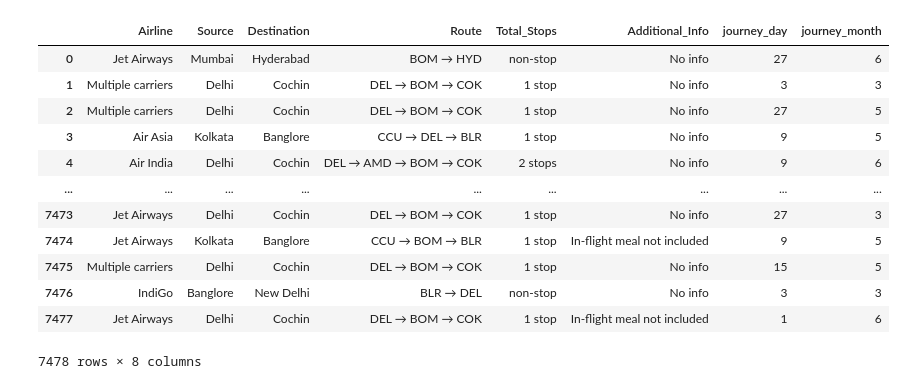
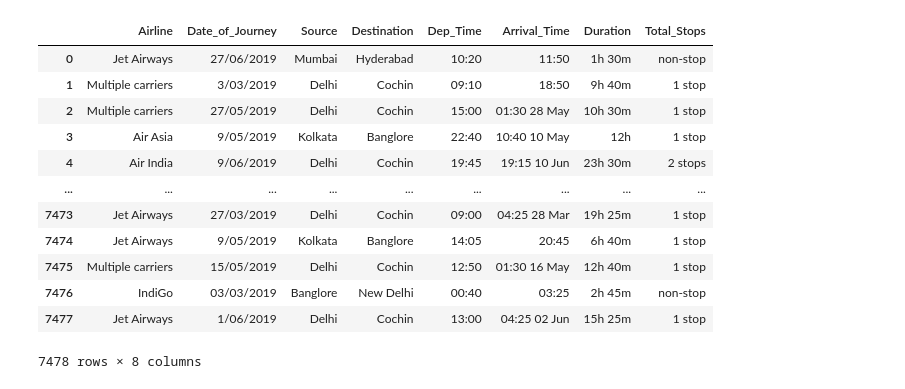
Before and after one commit to divya030/Flight_Fare_Predictions, a Jupyter notebook: triall_1.ipynb, the cells around one changed output. Saved outputs shown, nothing was run; the diff lists cells and outputs as text; code cells hidden in the pictures.

```diff
--- a/triall_1.ipynb
+++ b/triall_1.ipynb
@@ -22,25 +25,20 @@ import pandas as pd
 train_df = pd.read_csv(r"Flight_Fare\artifact\data_ingestion\2023-07-25-01-27-30\ingested_data\train\Flight_Fare_Prediction.csv")
 test_df = pd.read_csv(r"Flight_Fare\artifact\data_ingestion\2023-07-25-01-27-30\ingested_data\test\Flight_Fare_Prediction.csv")
 # %%
-X = train_df.drop(['Price','Arrival_Time','Duration'],axis = 1)
+X = train_df.drop(['Price','Additional_Info','Route'],axis = 1)
-# %%
-X['journey_day'] = X['Date_of_Journey'].str.split('/').str[0].astype(int)
-X['journey_month'] = X['Date_of_Journey'].str.split('/').str[1].str[1].astype(int)
-
-X.drop('Date_of_Journey',inplace = True,axis = 1)
 # %%
-X['journey_day']
+X
 # %% [output]
-|  | Airline | Source | Destination | Route | Total_Stops | Additional_Info | journey_day | journey_month |
-| 0 | Jet Airways | Mumbai | Hyderabad | BOM → HYD | non-stop | No info | 27 | 6 |
-| 1 | Multiple carriers | Delhi | Cochin | DEL → BOM → COK | 1 stop | No info | 3 | 3 |
-| 2 | Multiple carriers | Delhi | Cochin | DEL → BOM → COK | 1 stop | No info | 27 | 5 |
-| 3 | Air Asia | Kolkata | Banglore | CCU → DEL → BLR | 1 stop | No info | 9 | 5 |
-| 4 | Air India | Delhi | Cochin | DEL → AMD → BOM → COK | 2 stops | No info | 9 | 6 |
+|  | Airline | Date_of_Journey | Source | Destination | Dep_Time | Arrival_Time | Duration | Total_Stops |
+| 0 | Jet Airways | 27/06/2019 | Mumbai | Hyderabad | 10:20 | 11:50 | 1h 30m | non-stop |
+| 1 | Multiple carriers | 3/03/2019 | Delhi | Cochin | 09:10 | 18:50 | 9h 40m | 1 stop |
+| 2 | Multiple carriers | 27/05/2019 | Delhi | Cochin | 15:00 | 01:30 28 May | 10h 30m | 1 stop |
+| 3 | Air Asia | 9/05/2019 | Kolkata | Banglore | 22:40 | 10:40 10 May | 12h | 1 stop |
+| 4 | Air India | 9/06/2019 | Delhi | Cochin | 19:45 | 19:15 10 Jun | 23h 30m | 2 stops |
 | ... | ... | ... | ... | ... | ... | ... | ... | ... |
-| 7473 | Jet Airways | Delhi | Cochin | DEL → BOM → COK | 1 stop | No info | 27 | 3 |
-| 7474 | Jet Airways | Kolkata | Banglore | CCU → BOM → BLR | 1 stop | In-flight meal not included | 9 | 5 |
-| 7475 | Multiple carriers | Delhi | Cochin | DEL → BOM → COK | 1 stop | No info | 15 | 5 |
-| 7476 | IndiGo | Banglore | New Delhi | BLR → DEL | non-stop | No info | 3 | 3 |
-| 7477 | Jet Airways | Delhi | Cochin | DEL → BOM → COK | 1 stop | In-flight meal not included | 1 | 6 |
+| 7473 | Jet Airways | 27/03/2019 | Delhi | Cochin | 09:00 | 04:25 28 Mar | 19h 25m | 1 stop |
+| 7474 | Jet Airways | 9/05/2019 | Kolkata | Banglore | 14:05 | 20:45 | 6h 40m | 1 stop |
+| 7475 | Multiple carriers | 15/05/2019 | Delhi | Cochin | 12:50 | 01:30 16 May | 12h 40m | 1 stop |
+| 7476 | IndiGo | 03/03/2019 | Banglore | New Delhi | 00:40 | 03:25 | 2h 45m | non-stop |
+| 7477 | Jet Airways | 1/06/2019 | Delhi | Cochin | 13:00 | 04:25 02 Jun | 15h 25m | 1 stop |
 7478 rows × 8 columns
```
Also changed, not shown: parts of 38 cells of this notebook, 15 other files.
